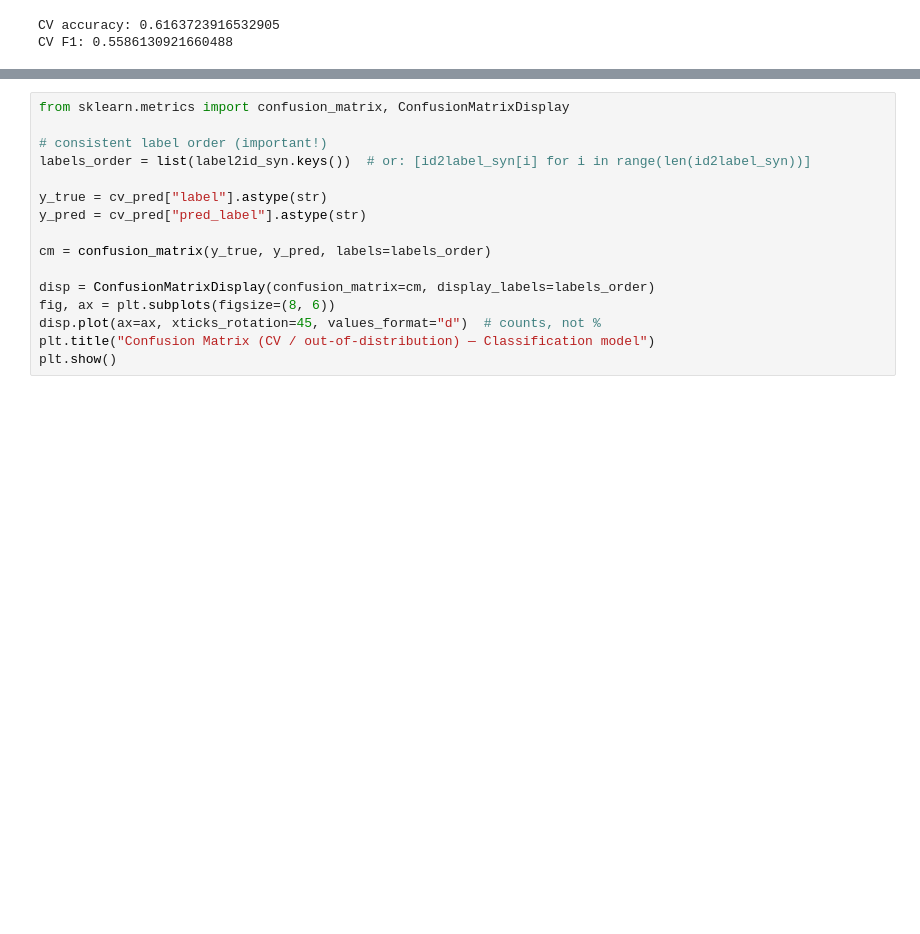
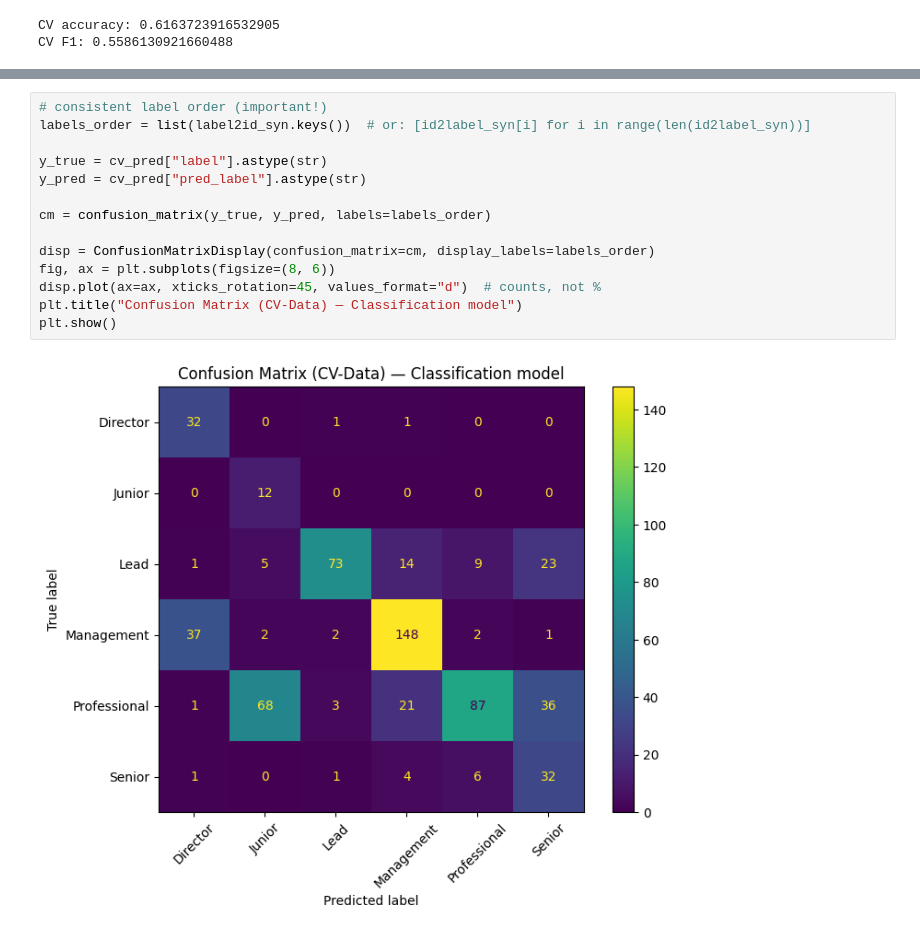
Before and after one commit to luisadosch/nlp-job-title-classification-benchmark-snapaddy, a Jupyter notebook: src/pretrained_class_seniority.ipynb, the cells around one changed output, grey strips where cells are left out. Saved outputs shown, nothing was run; the diff lists cells and outputs as text; blank space fills up the shorter version.

```diff
--- a/src/pretrained_class_seniority.ipynb
+++ b/src/pretrained_class_seniority.ipynb
@@ -794,16 +808,16 @@ CV F1: 0.5586130921660488
 # %%
-from sklearn.metrics import confusion_matrix, ConfusionMatrixDisplay
-
 # consistent label order (important!)
 labels_order = list(label2id_syn.keys())  # or: [id2label_syn[i] for i in range(len(id2label_syn))]
 
 y_true = cv_pred["label"].astype(str)
 y_pred = cv_pred["pred_label"].astype(str)
 
 cm = confusion_matrix(y_true, y_pred, labels=labels_order)
 
 disp = ConfusionMatrixDisplay(confusion_matrix=cm, display_labels=labels_order)
 fig, ax = plt.subplots(figsize=(8, 6))
 disp.plot(ax=ax, xticks_rotation=45, values_format="d")  # counts, not %
-plt.title("Confusion Matrix (CV / out-of-distribution) — Classification model")
+plt.title("Confusion Matrix (CV-Data) — Classification model")
 plt.show()
+# %% [output]
+[figure, added]
```
Also changed, not shown: parts of 6 cells of this notebook.
